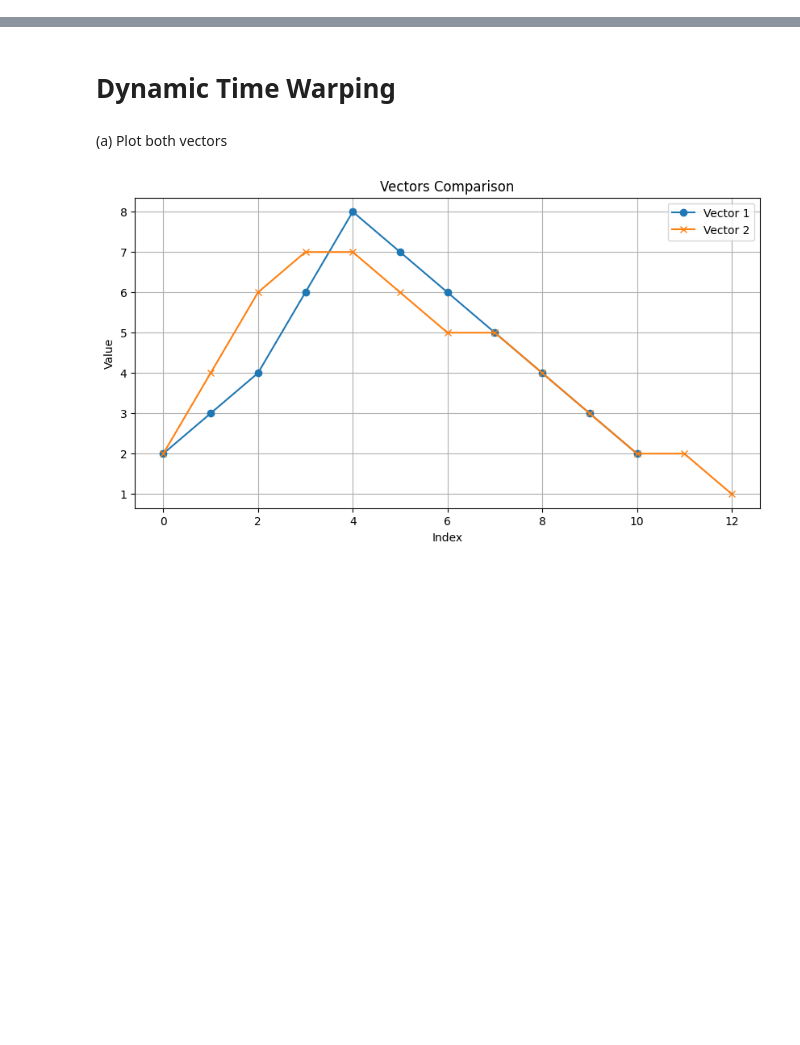
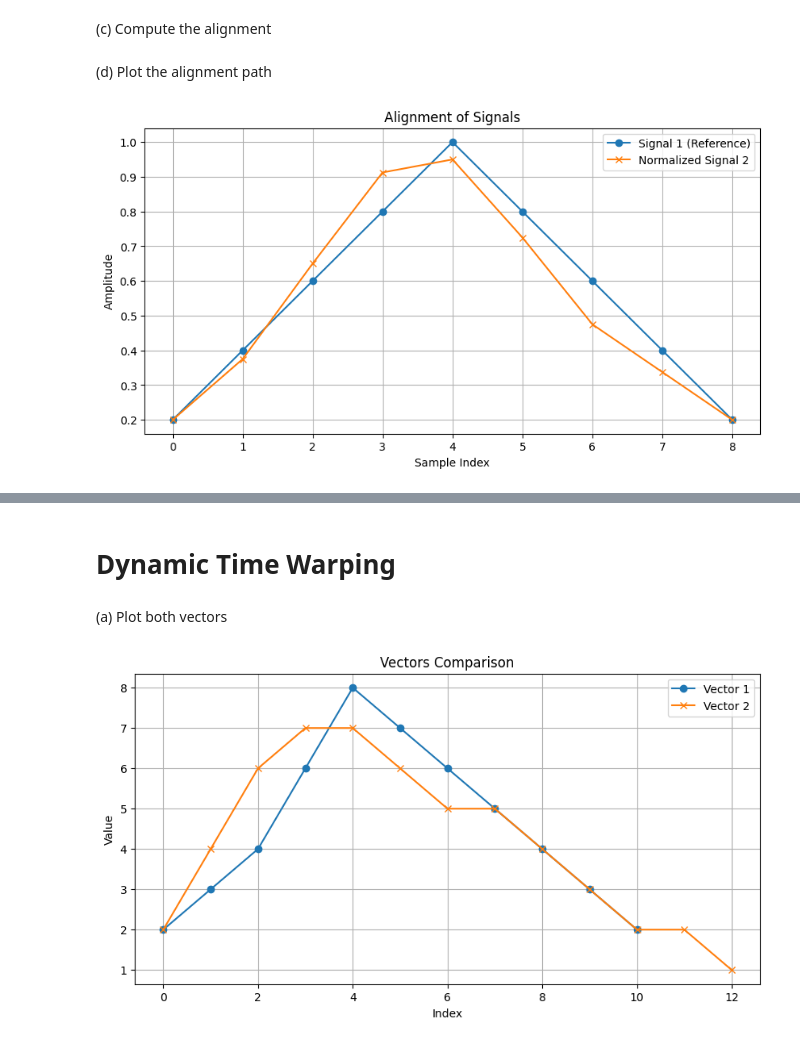
Before and after one commit to SanjayS2348553/Speech_Processing, a Jupyter notebook: 2348553_SANJAY_S_SPR_LAB_05_&_06.ipynb, the cells around one changed output, grey strips where cells are left out. Cells and saved outputs as stored; diff of their text form; code cells hidden in the pictures; blank space fills up the shorter version.

```diff
--- a/2348553_SANJAY_S_SPR_LAB_05_&_06.ipynb
+++ b/2348553_SANJAY_S_SPR_LAB_05_&_06.ipynb
@@ -2,0 +28,12 @@
+# %%
+import numpy as np
+
+def linear_time_normalization(signal1, signal2):
+    len1 = len(signal1)
+    len2 = len(signal2)
+    normalized_signal2 = np.interp(np.linspace(0, len2 - 1, len1), np.arange(len2), signal2)
+    return normalized_signal2
+
+normalized_signal2 = linear_time_normalization(signal1, signal2)
+# %% [markdown]
+(c) Compute the alignment
@@ -2,0 +42,14 @@
+# %% [markdown]
+(d) Plot the alignment path
+# %%
+plt.figure(figsize=(10, 5))
+plt.plot(signal1, label='Signal 1 (Reference)', marker='o')
+plt.plot(normalized_signal2, label='Normalized Signal 2', marker='x')
+plt.title('Alignment of Signals')
+plt.xlabel('Sample Index')
+plt.ylabel('Amplitude')
+plt.legend()
+plt.grid()
+plt.show()
+# %% [output]
+[figure, added]
```
Also changed, not shown: parts of 6 cells of this notebook.
